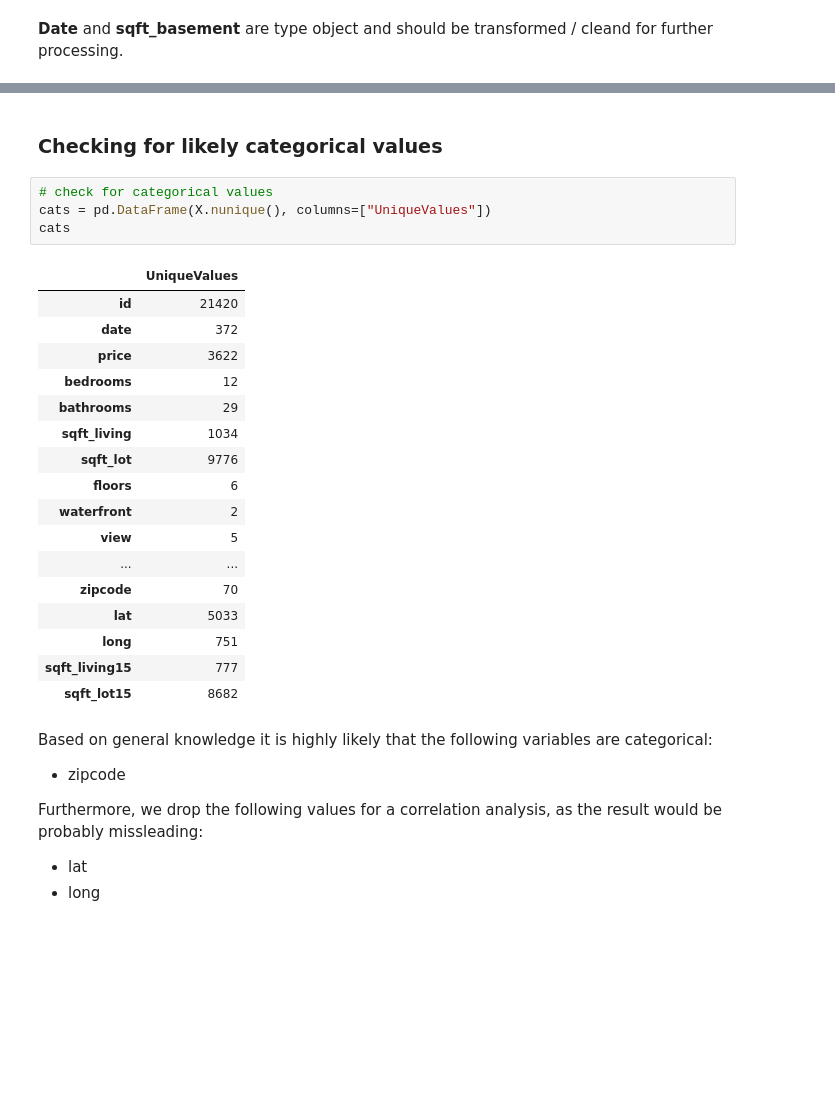
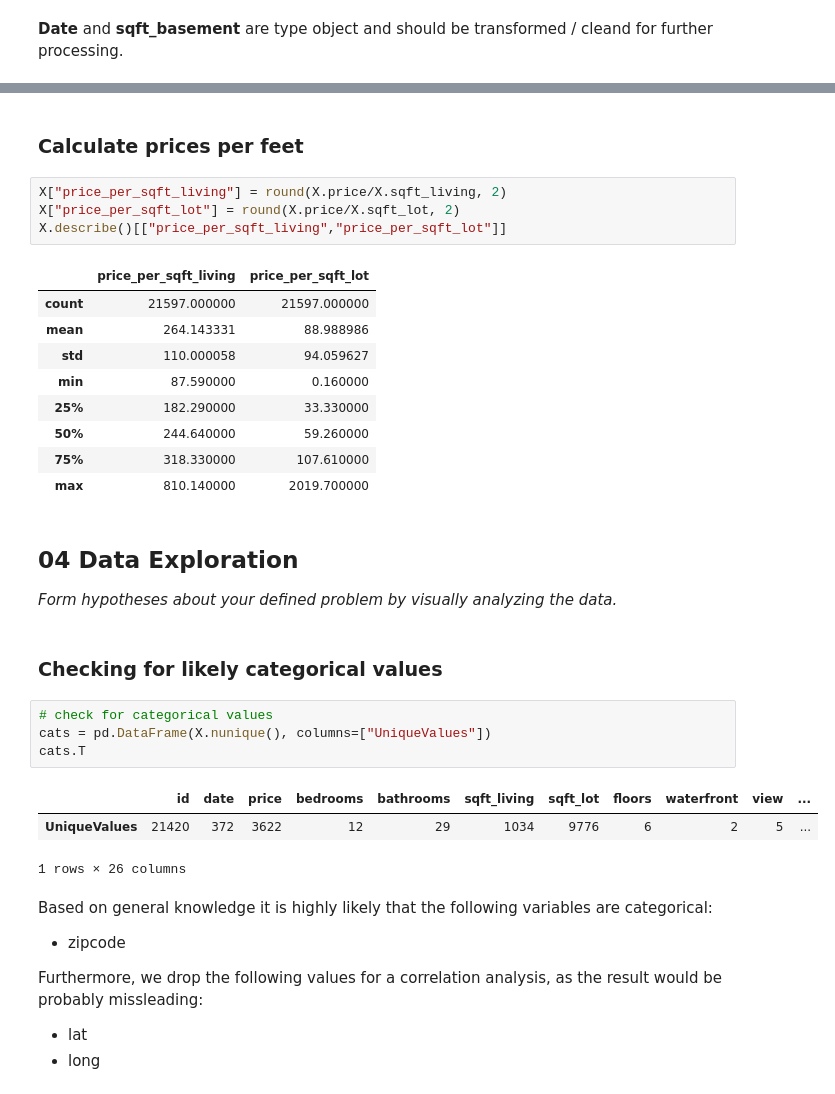
Before and after one commit to dave-py/eda_real-estate, a Jupyter notebook: EDA_real_estate.ipynb, the cells around one changed output, grey strips where cells are left out. Cells and saved outputs as stored; diff of their text form; blank space fills up the shorter version.

```diff
--- a/EDA_real_estate.ipynb
+++ b/EDA_real_estate.ipynb
@@ -189,27 +299,32 @@ dtype: object
+# %% [markdown]
+###  Calculate prices per feet
+# %%
+X["price_per_sqft_living"] = round(X.price/X.sqft_living, 2)
+X["price_per_sqft_lot"] = round(X.price/X.sqft_lot, 2)
+X.describe()[["price_per_sqft_living","price_per_sqft_lot"]]
+# %% [output]
+|  | price_per_sqft_living | price_per_sqft_lot |
+| count | 21597.000000 | 21597.000000 |
+| mean | 264.143331 | 88.988986 |
+| std | 110.000058 | 94.059627 |
+| min | 87.590000 | 0.160000 |
+| 25% | 182.290000 | 33.330000 |
+| 50% | 244.640000 | 59.260000 |
+| 75% | 318.330000 | 107.610000 |
+| max | 810.140000 | 2019.700000 |
+# %% [markdown]
+## 04 Data Exploration
+_Form hypotheses about your defined problem by visually analyzing the data._
 # %% [markdown]
 ### Checking for likely categorical values
 # %%
 # check for categorical values
 cats = pd.DataFrame(X.nunique(), columns=["UniqueValues"])
-cats
+cats.T
 # %% [output]
-|  | UniqueValues |
-| id | 21420 |
-| date | 372 |
-| price | 3622 |
-| bedrooms | 12 |
-| bathrooms | 29 |
-| sqft_living | 1034 |
-| sqft_lot | 9776 |
-| floors | 6 |
-| waterfront | 2 |
-| view | 5 |
-| ... | ... |
-| zipcode | 70 |
-| lat | 5033 |
-| long | 751 |
-| sqft_living15 | 777 |
-| sqft_lot15 | 8682 |
+|  | id | date | price | bedrooms | bathrooms | sqft_living | sqft_lot | floors | waterfront | view | ... |
+| UniqueValues | 21420 | 372 | 3622 | 12 | 29 | 1034 | 9776 | 6 | 2 | 5 | ... |
+1 rows × 26 columns
 # %% [markdown]
 Based on general knowledge it is highly likely that the following variables are categorical:
 - zipcode
```
Also changed, not shown: parts of 47 cells of this notebook, 3 other files.
